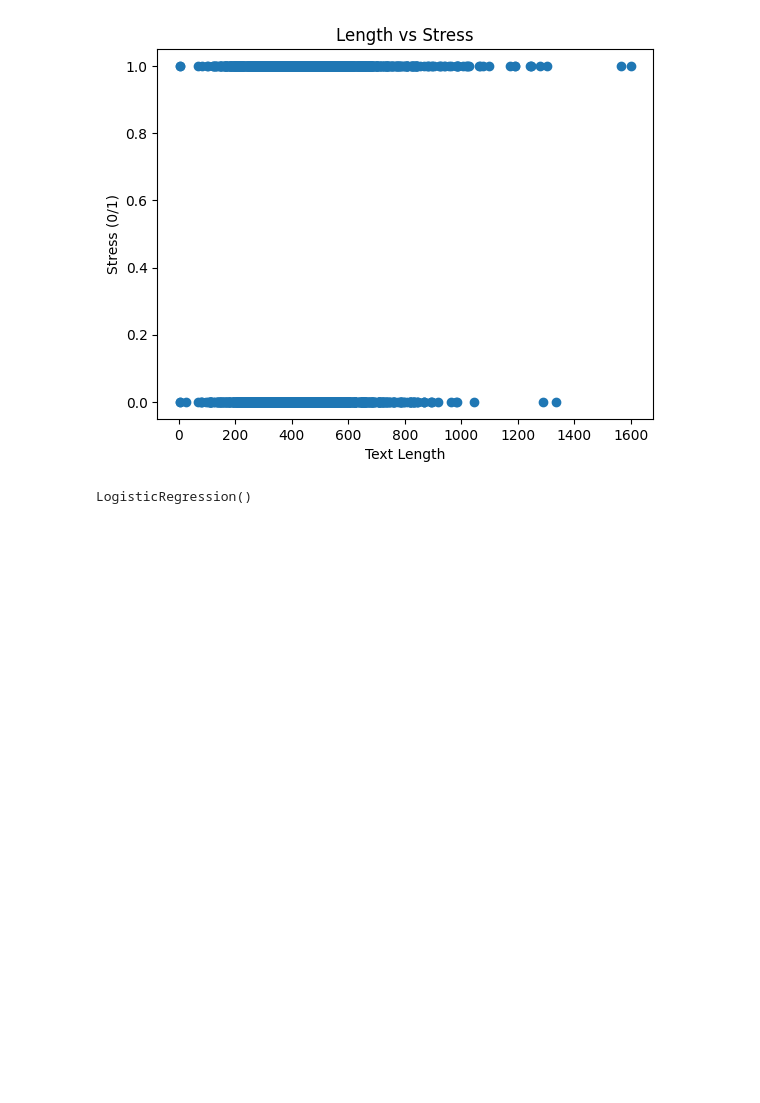
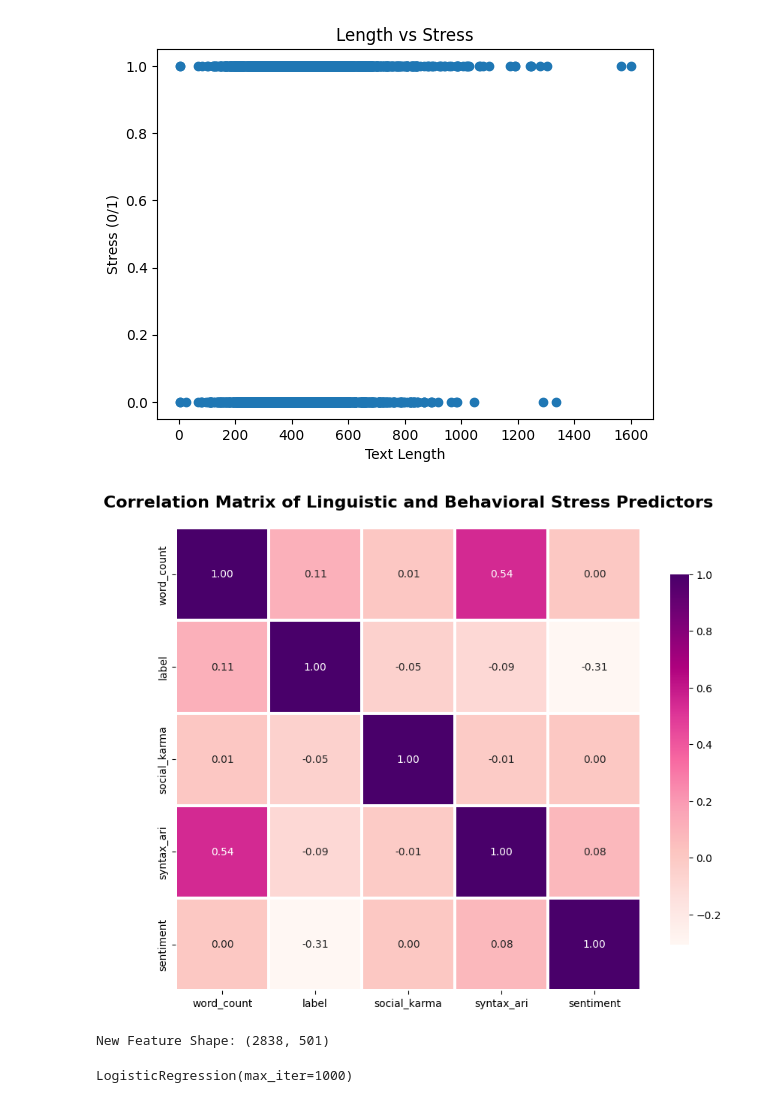
Before and after one commit to Ratn2005/stress-detection-analysis, a Jupyter notebook: Stress_Analysis (1).ipynb, the cells around one changed output. Cells and saved outputs as stored; diff of their text form; code cells hidden in the pictures; blank space fills up the shorter version.

```diff
--- a/Stress_Analysis (1).ipynb
+++ b/Stress_Analysis (1).ipynb
@@ -198,15 +198,54 @@ plt.title("Length vs Stress")
 plt.show()
 # %% [output]
 [figure]
+# %%
+import seaborn as sns
+import matplotlib.pyplot as plt
+
+# Select numerical columns for correlation
+# We include our new 'word_count' and the target 'label'
+corr_cols = ['word_count', 'label', 'social_karma', 'syntax_ari', 'sentiment']
+# Filter only columns that exist in the df
+existing_cols = [c for c in corr_cols if c in df.columns]
+
+plt.figure(figsize=(10, 8))
+sns.heatmap(df[existing_cols].corr(),
+            annot=True,
+            cmap='RdPu',
+            fmt='.2f',
+            linewidths=1.5,
+            linecolor='white',
+            cbar_kws={'shrink': .8})
+plt.title("Correlation Matrix of Linguistic and Behavioral Stress Predictors",
+          fontsize=16,
+          fontweight='bold',
+          pad=20)
+plt.show()
+# %% [output]
+[figure, added]
 # %%
+
+
+import numpy as np
 from sklearn.feature_extraction.text import TfidfVectorizer
+from sklearn.preprocessing import MinMaxScaler  # <--- Add this
 
-# converting text data into numbers using TF-IDF
-# max_features = 500 means are only taking top 500 important words (not all words)
+# 1. Text Vectorization (Top 500 words)
 vectorizer = TfidfVectorizer(max_features=500)
-# basically text -> numeric vectors
-X = vectorizer.fit_transform(df['text']).toarray()
+text_features = vectorizer.fit_transform(df['text']).toarray()
+scaler = MinMaxScaler()
+
+# 2. Extract Numerical Feature (Behavioral Data)
+
+num_features = scaler.fit_transform(df[['word_count']])
+
+# 3. Feature Fusion (Combining Text + Numbers)
+X = np.hstack((text_features, num_features))
 y = df['label']
+
+print(f"New Feature Shape: {X.shape}") # It should show (2838, 501)
+# %% [output]
+New Feature Shape: (2838, 501)
 # %%
 from sklearn.model_selection import train_test_split
 
@@ -216,11 +255,11 @@ X_train, X_test, y_train, y_test = train_test_split(X, y, test_size=0.2)
 from sklearn.linear_model import LogisticRegression
 
 ## creating the model (logistic regression for classification)
-model = LogisticRegression()
+model = LogisticRegression(max_iter=1000)
 # training the model on training data
 model.fit(X_train, y_train)
 # %% [output]
-LogisticRegression()
+LogisticRegression(max_iter=1000)
 # %%
 #generating predictions
 y_pred = model.predict(X_test)
```
Also changed, not shown: parts of 4 cells of this notebook.
